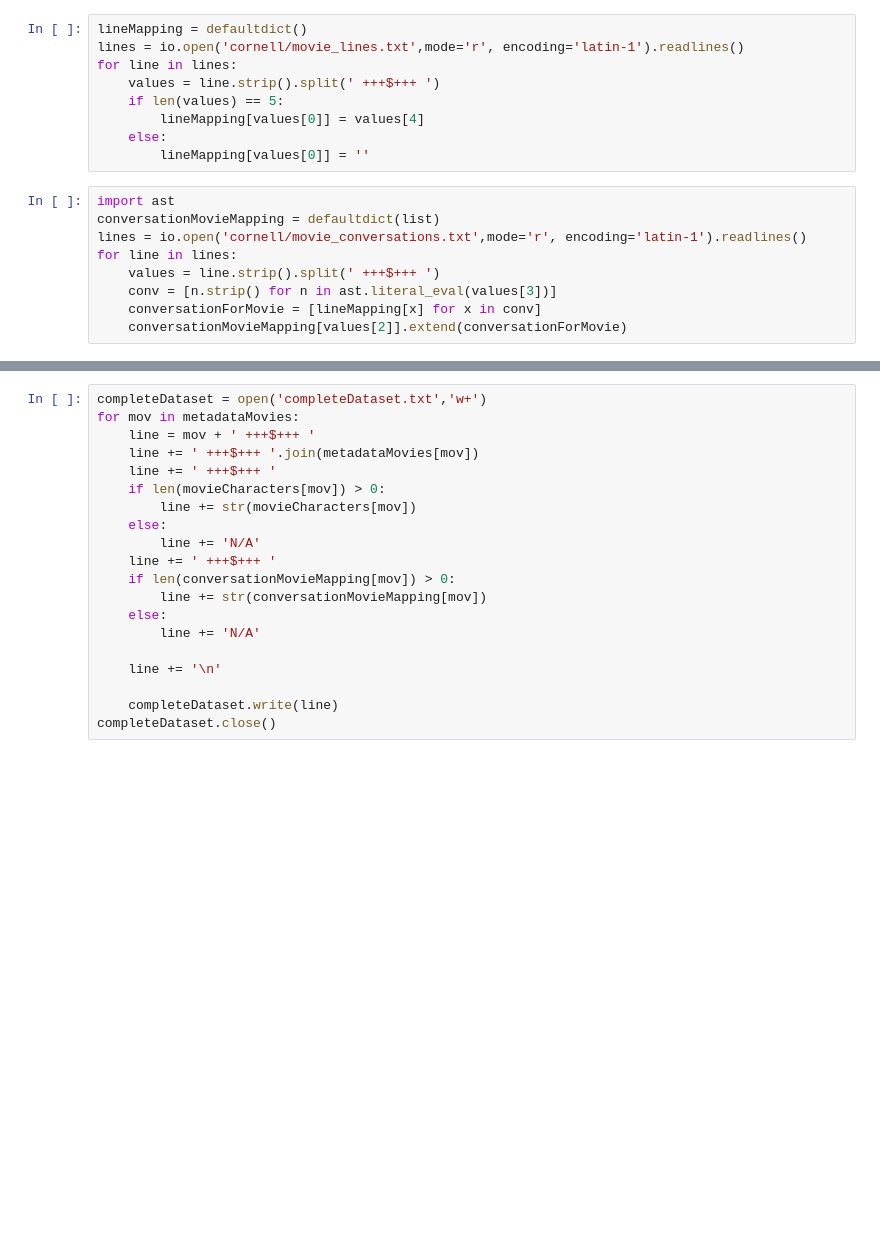
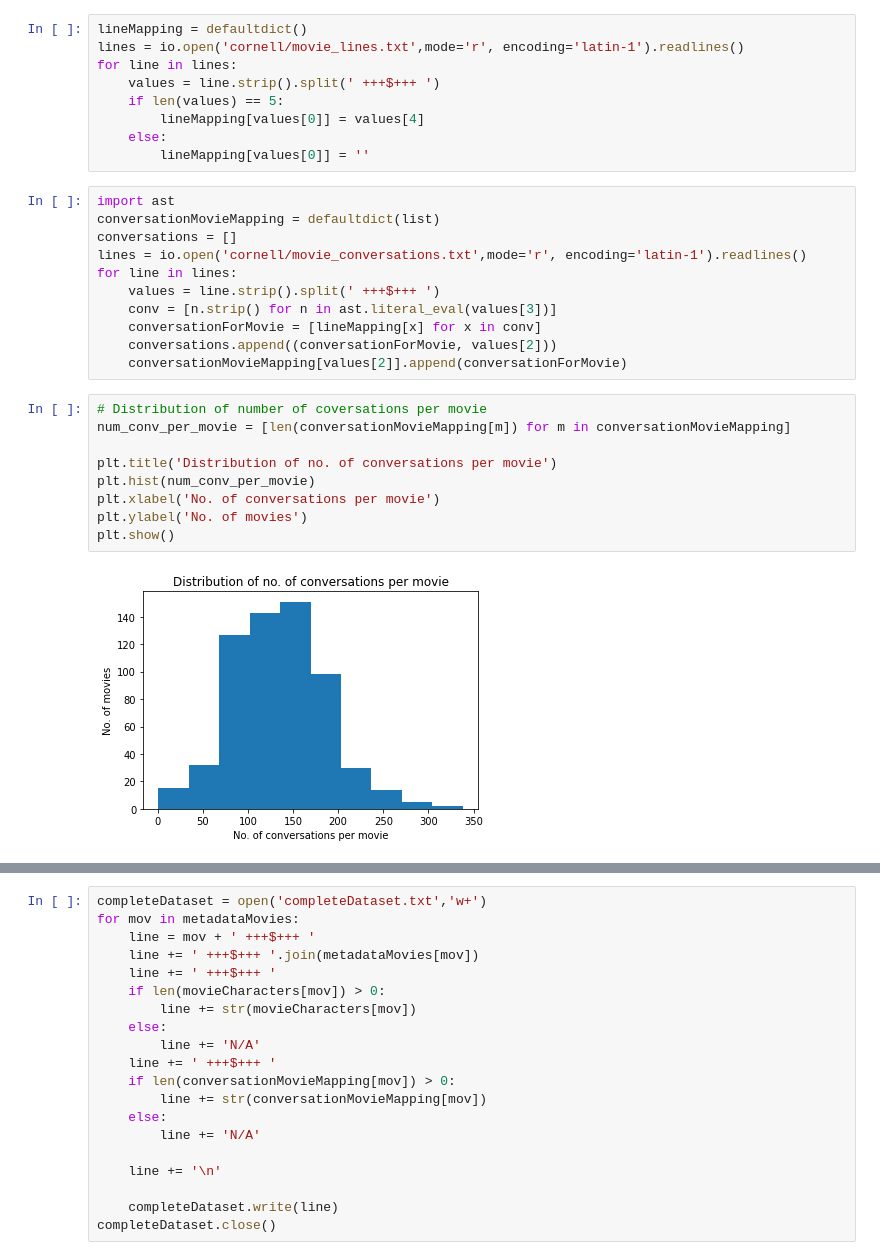
Before and after one commit to Vishalkks/genre-classification, a Jupyter notebook: assignment2.ipynb, the cells around one changed output, grey strips where cells are left out. Cells and saved outputs as stored; diff of their text form; blank space fills up the shorter version.

```diff
--- a/assignment2.ipynb
+++ b/assignment2.ipynb
@@ -25,9 +96,22 @@ for line in lines:
 # %%
 import ast
 conversationMovieMapping = defaultdict(list)
+conversations = []
 lines = io.open('cornell/movie_conversations.txt',mode='r', encoding='latin-1').readlines()
 for line in lines:
     values = line.strip().split(' +++$+++ ')
     conv = [n.strip() for n in ast.literal_eval(values[3])]
     conversationForMovie = [lineMapping[x] for x in conv]
-    conversationMovieMapping[values[2]].extend(conversationForMovie)
+    conversations.append((conversationForMovie, values[2]))
+    conversationMovieMapping[values[2]].append(conversationForMovie)
+# %%
+# Distribution of number of coversations per movie
+num_conv_per_movie = [len(conversationMovieMapping[m]) for m in conversationMovieMapping]
+
+plt.title('Distribution of no. of conversations per movie')
+plt.hist(num_conv_per_movie)
+plt.xlabel('No. of conversations per movie')
+plt.ylabel('No. of movies')
+plt.show()
+# %% [output]
+[figure, added]
```
Also changed, not shown: parts of 11 cells of this notebook, 3 other files.
